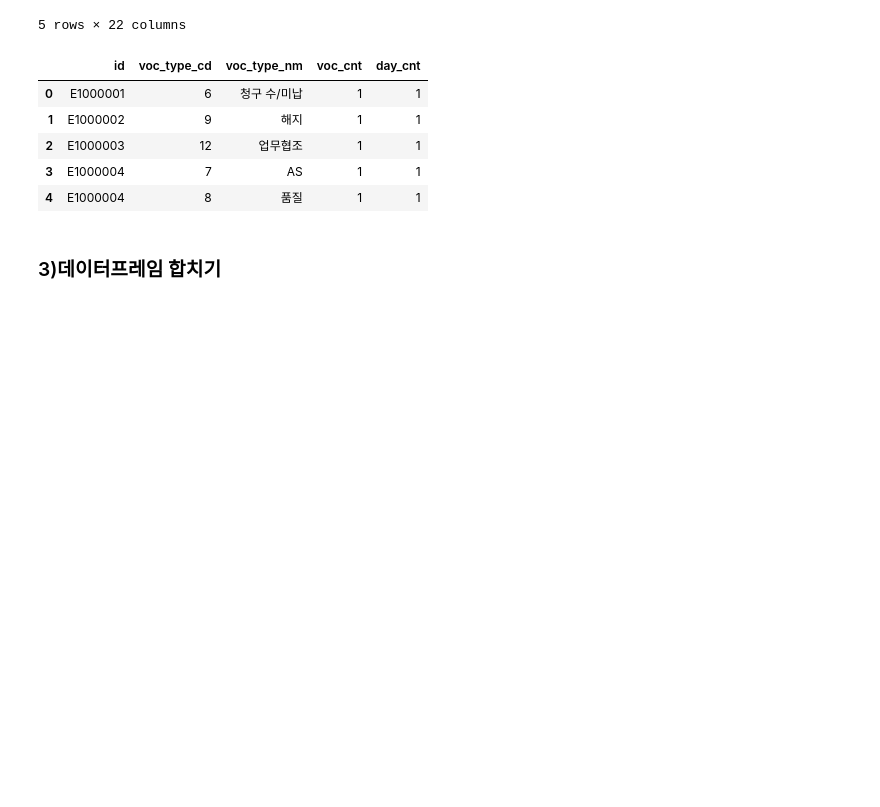
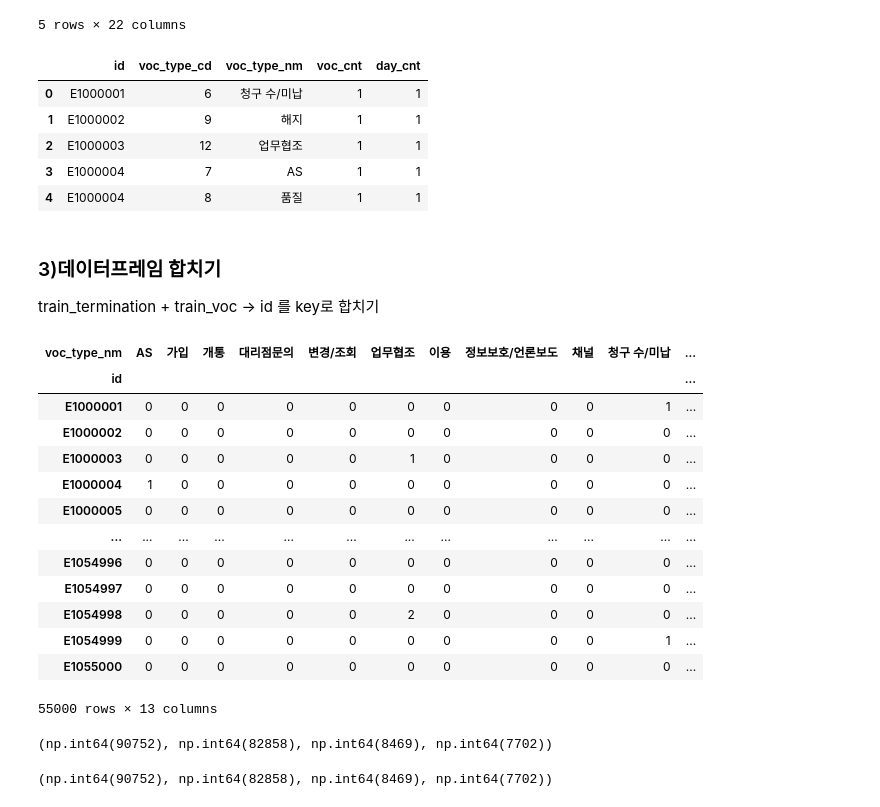
Before and after one commit to sujeengim/mini-ai-study, a Jupyter notebook: practice/prediction/customer_prediction.ipynb, the cells around one changed output. Cells and saved outputs as stored; diff of their text form; code cells hidden in the pictures; blank space fills up the shorter version.

```diff
--- a/practice/prediction/customer_prediction.ipynb
+++ b/practice/prediction/customer_prediction.ipynb
@@ -137,3 +137,29 @@ train_voc.head()
 | 4 | E1000004 | 8 | 품질 | 1 | 1 |
 # %% [markdown]
 ### 3)데이터프레임 합치기
+train_termination + train_voc -> id 를 key로 합치기
+# %%
+# pivot_table 로 합치기
+train_voc_pivot = train_voc.pivot_table(
+    values='voc_cnt', #계산대상: 실제로 표에 채울 값
+    aggfunc='sum', #계산유형
+    index='id', #무엇을 기준으로 줄(행)을 세울 것인가?
+    columns='voc_type_nm', #무엇을 기준으로 칸(열)을 나눌 것인가?
+    fill_value=0 #데이터 없는 칸은 0
+)
+train_voc_pivot
+# %% [output]
+| voc_type_nm | AS | 가입 | 개통 | 대리점문의 | 변경/조회 | 업무협조 | 이용 | 정보보호/언론보도 | 채널 | 청구 수/미납 | ... |
+| id |  |  |  |  |  |  |  |  |  |  | ... |
+| E1000001 | 0 | 0 | 0 | 0 | 0 | 0 | 0 | 0 | 0 | 1 | ... |
+| E1000002 | 0 | 0 | 0 | 0 | 0 | 0 | 0 | 0 | 0 | 0 | ... |
+| E1000003 | 0 | 0 | 0 | 0 | 0 | 1 | 0 | 0 | 0 | 0 | ... |
+| E1000004 | 1 | 0 | 0 | 0 | 0 | 0 | 0 | 0 | 0 | 0 | ... |
+| E1000005 | 0 | 0 | 0 | 0 | 0 | 0 | 0 | 0 | 0 | 0 | ... |
+| ... | ... | ... | ... | ... | ... | ... | ... | ... | ... | ... | ... |
+| E1054996 | 0 | 0 | 0 | 0 | 0 | 0 | 0 | 0 | 0 | 0 | ... |
+| E1054997 | 0 | 0 | 0 | 0 | 0 | 0 | 0 | 0 | 0 | 0 | ... |
+| E1054998 | 0 | 0 | 0 | 0 | 0 | 2 | 0 | 0 | 0 | 0 | ... |
+| E1054999 | 0 | 0 | 0 | 0 | 0 | 0 | 0 | 0 | 0 | 1 | ... |
+| E1055000 | 0 | 0 | 0 | 0 | 0 | 0 | 0 | 0 | 0 | 0 | ... |
+55000 rows × 13 columns
@@ -139,0 +196,13 @@ train_voc.head()
+# %%
+# 피벗테이블에 오류 없는지 검증
+## 집계 전 voc 건수 확인하여 검증
+train_voc['voc_cnt'].sum(), train_voc['day_cnt'].sum(), test_voc['voc_cnt'].sum(), test_voc['day_cnt'].sum()
+# %% [output]
+(np.int64(90752), np.int64(82858), np.int64(8469), np.int64(7702))
+# %%
+## 집계 후 voc 건수 확인하여 검증
+## 첫 번째 .sum(): 각 컬럼(열)별로 합계를 구합니다. 결과는 각 컬럼명을 인덱스로 하는 시리즈(Series) 형태가 됩니다.
+## 두 번째 .sum(): 위에서 구한 '컬럼별 합계들'을 다시 모두 더합니다. 결과는 최종적인 하나의 숫자(Scalar)가 됩니다.
+train_voc_cnt.sum().sum(), train_day_cnt.sum().sum(), test_voc_cnt.sum().sum(), test_day_cnt.sum().sum()
+# %% [output]
+(np.int64(90752), np.int64(82858), np.int64(8469), np.int64(7702))
```
Also changed, not shown: parts of 11 cells of this notebook.
